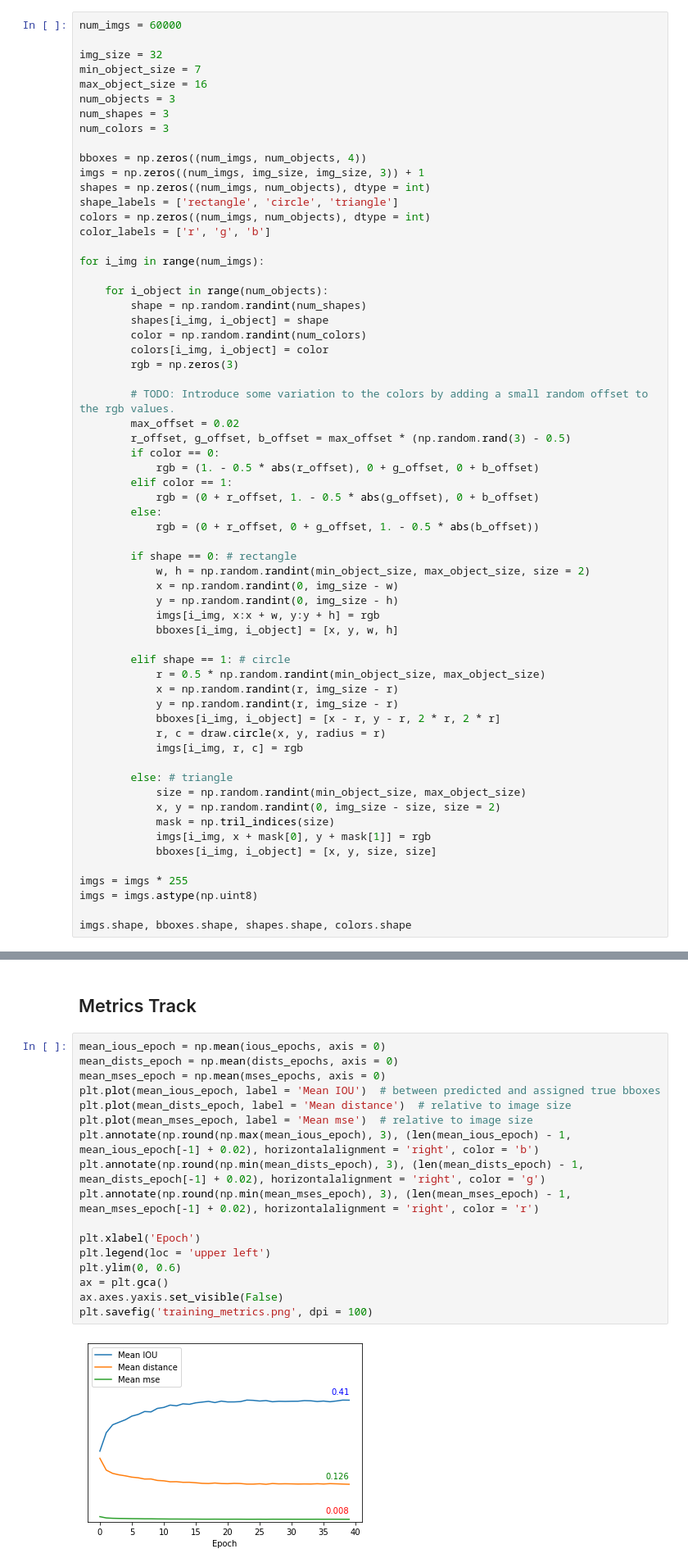
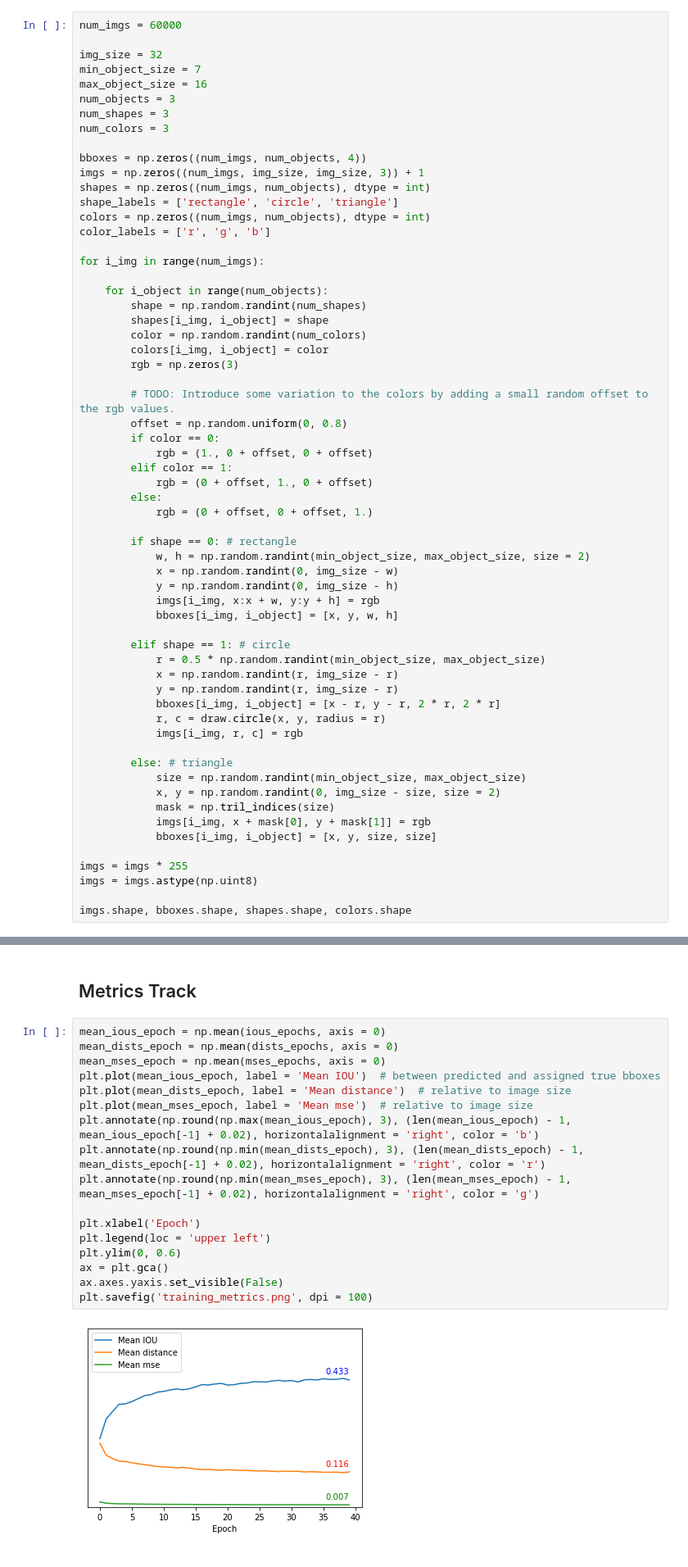
Before and after one commit to wonderer-kale/Object-Detection, a Jupyter notebook: 6. Colored Multiple Shapes.ipynb, the cells around one changed output, grey strips where cells are left out. Shown at 82% size. Saved outputs shown, nothing was run; the diff lists cells and outputs as text.

```diff
--- a/6. Colored Multiple Shapes.ipynb
+++ b/6. Colored Multiple Shapes.ipynb
@@ -40,14 +40,13 @@ for i_img in range(num_imgs):
         rgb = np.zeros(3)
 
         # TODO: Introduce some variation to the colors by adding a small random offset to the rgb values.
-        max_offset = 0.02
-        r_offset, g_offset, b_offset = max_offset * (np.random.rand(3) - 0.5)
+        offset = np.random.uniform(0, 0.8)
         if color == 0:
-            rgb = (1. - 0.5 * abs(r_offset), 0 + g_offset, 0 + b_offset)
+            rgb = (1., 0 + offset, 0 + offset)
         elif color == 1:
-            rgb = (0 + r_offset, 1. - 0.5 * abs(g_offset), 0 + b_offset)
+            rgb = (0 + offset, 1., 0 + offset)
         else:
-            rgb = (0 + r_offset, 0 + g_offset, 1. - 0.5 * abs(b_offset))
+            rgb = (0 + offset, 0 + offset, 1.)
 
         if shape == 0: # rectangle
             w, h = np.random.randint(min_object_size, max_object_size, size = 2)
@@ -315,22 +312,22 @@ plt.show()
 # %%
 mean_ious_epoch = np.mean(ious_epochs, axis = 0)
 mean_dists_epoch = np.mean(dists_epochs, axis = 0)
 mean_mses_epoch = np.mean(mses_epochs, axis = 0)
 plt.plot(mean_ious_epoch, label = 'Mean IOU')  # between predicted and assigned true bboxes
 plt.plot(mean_dists_epoch, label = 'Mean distance')  # relative to image size
 plt.plot(mean_mses_epoch, label = 'Mean mse')  # relative to image size
 plt.annotate(np.round(np.max(mean_ious_epoch), 3), (len(mean_ious_epoch) - 1, mean_ious_epoch[-1] + 0.02), horizontalalignment = 'right', color = 'b')
-plt.annotate(np.round(np.min(mean_dists_epoch), 3), (len(mean_dists_epoch) - 1, mean_dists_epoch[-1] + 0.02), horizontalalignment = 'right', color = 'g')
-plt.annotate(np.round(np.min(mean_mses_epoch), 3), (len(mean_mses_epoch) - 1, mean_mses_epoch[-1] + 0.02), horizontalalignment = 'right', color = 'r')
+plt.annotate(np.round(np.min(mean_dists_epoch), 3), (len(mean_dists_epoch) - 1, mean_dists_epoch[-1] + 0.02), horizontalalignment = 'right', color = 'r')
+plt.annotate(np.round(np.min(mean_mses_epoch), 3), (len(mean_mses_epoch) - 1, mean_mses_epoch[-1] + 0.02), horizontalalignment = 'right', color = 'g')
 
 plt.xlabel('Epoch')
 plt.legend(loc = 'upper left')
 plt.ylim(0, 0.6)
 ax = plt.gca()
 ax.axes.yaxis.set_visible(False)
 plt.savefig('training_metrics.png', dpi = 100)
 # %% [output]
-[figure, old version]
+[figure, new version]
 # %%
 mean_acc_shapes_epoch = np.mean(acc_shapes_epoch, axis = 0)
 mean_acc_colors_epoch = np.mean(acc_colors_epoch, axis = 0)
```
Also changed, not shown: parts of 10 cells of this notebook.
